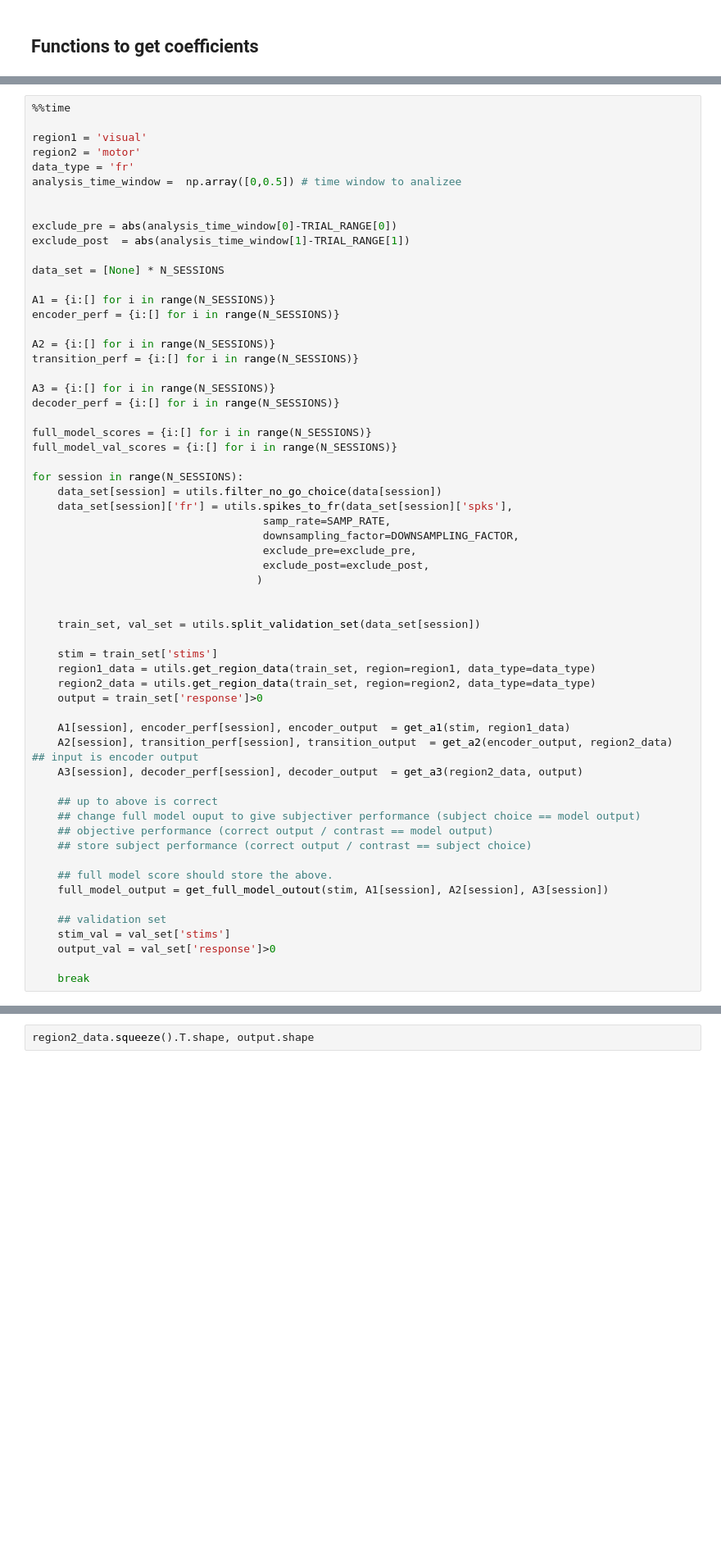
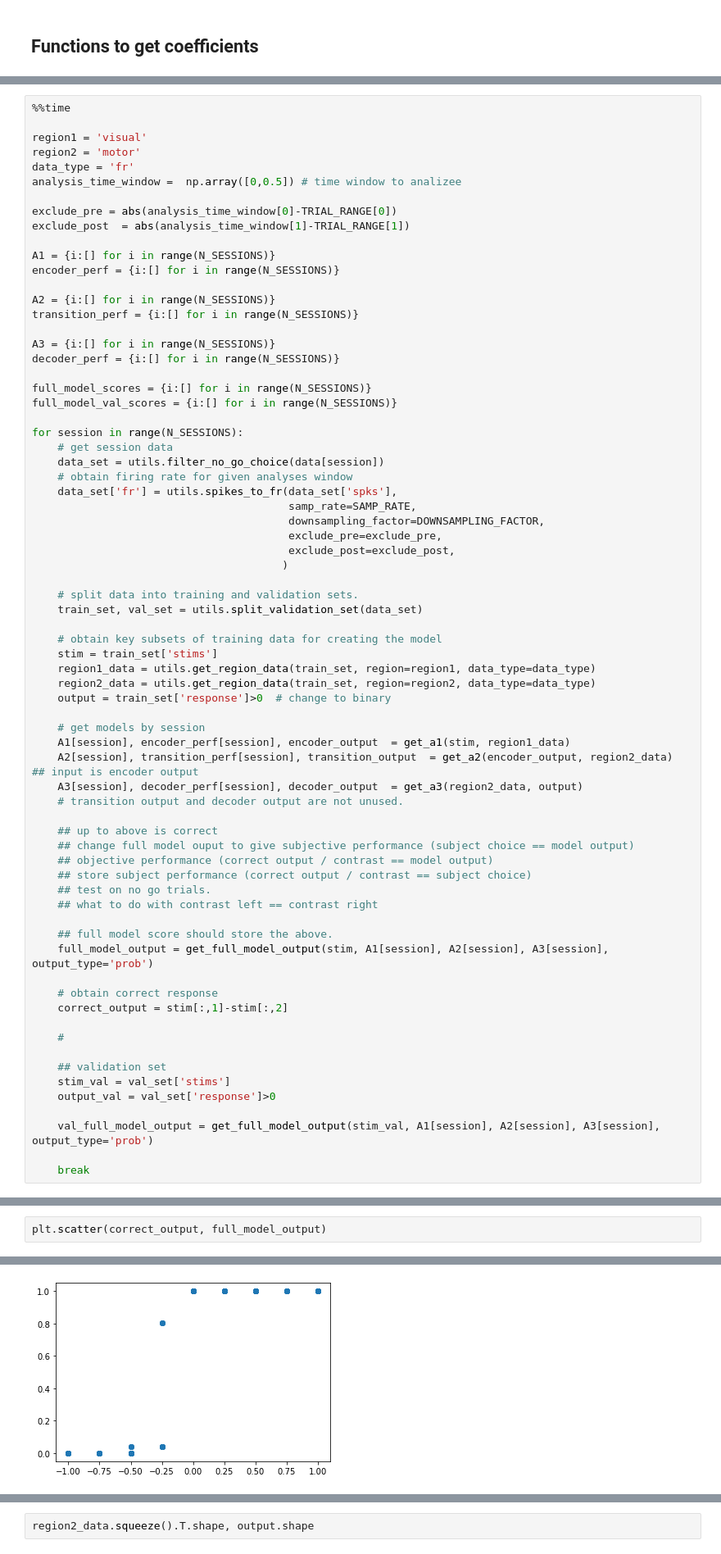
Before and after one commit to mgonzal1/wombats-malos, a Jupyter notebook: notebooks/multi_sessions.ipynb, the cells around one changed output, grey strips where cells are left out. Shown at 82% size. Drawn from its saved outputs; the diff is of its cells as text; blank space fills up the shorter version.

```diff
--- a/notebooks/multi_sessions.ipynb
+++ b/notebooks/multi_sessions.ipynb
@@ -231,11 +251,8 @@ region2 = 'motor'
 data_type = 'fr'
 analysis_time_window =  np.array([0,0.5]) # time window to analizee
 
-
 exclude_pre = abs(analysis_time_window[0]-TRIAL_RANGE[0])
 exclude_post  = abs(analysis_time_window[1]-TRIAL_RANGE[1])
-
-data_set = [None] * N_SESSIONS
 
 A1 = {i:[] for i in range(N_SESSIONS)}
 encoder_perf = {i:[] for i in range(N_SESSIONS)}
@@ -250,37 +267,51 @@ full_model_scores = {i:[] for i in range(N_SESSIONS)}
 full_model_val_scores = {i:[] for i in range(N_SESSIONS)}
 
 for session in range(N_SESSIONS):
-    data_set[session] = utils.filter_no_go_choice(data[session])
-    data_set[session]['fr'] = utils.spikes_to_fr(data_set[session]['spks'],
-                                    samp_rate=SAMP_RATE,
-                                    downsampling_factor=DOWNSAMPLING_FACTOR,
-                                    exclude_pre=exclude_pre,
-                                    exclude_post=exclude_post,
-                                   )
+    # get session data
+    data_set = utils.filter_no_go_choice(data[session])
+    # obtain firing rate for given analyses window
+    data_set['fr'] = utils.spikes_to_fr(data_set['spks'],
+                                        samp_rate=SAMP_RATE,
+                                        downsampling_factor=DOWNSAMPLING_FACTOR,
+                                        exclude_pre=exclude_pre,
+                                        exclude_post=exclude_post,
+                                       )
 
+    # split data into training and validation sets.
+    train_set, val_set = utils.split_validation_set(data_set)
 
-    train_set, val_set = utils.split_validation_set(data_set[session])
-
+    # obtain key subsets of training data for creating the model
     stim = train_set['stims']
     region1_data = utils.get_region_data(train_set, region=region1, data_type=data_type)
     region2_data = utils.get_region_data(train_set, region=region2, data_type=data_type)
-    output = train_set['response']>0
+    output = train_set['response']>0  # change to binary
 
+    # get models by session
     A1[session], encoder_perf[session], encoder_output  = get_a1(stim, region1_data)
     A2[session], transition_perf[session], transition_output  = get_a2(encoder_output, region2_data)  ## input is encoder output
     A3[session], decoder_perf[session], decoder_output  = get_a3(region2_data, output)
+    # transition output and decoder output are not unused.
 
     ## up to above is correct
-    ## change full model ouput to give subjectiver performance (subject choice == model output)
+    ## change full model ouput to give subjective performance (subject choice == model output)
     ## objective performance (correct output / contrast == model output)
     ## store subject performance (correct output / contrast == subject choice)
+    ## test on no go trials.
+    ## what to do with contrast left == contrast right
 
     ## full model score should store the above.
-    full_model_output = get_full_model_outout(stim, A1[session], A2[session], A3[session])
+    full_model_output = get_full_model_output(stim, A1[session], A2[session], A3[session], output_type='prob')
+
+    # obtain correct response
+    correct_output = stim[:,1]-stim[:,2]
+
+    #
 
     ## validation set
     stim_val = val_set['stims']
     output_val = val_set['response']>0
 
+    val_full_model_output = get_full_model_output(stim_val, A1[session], A2[session], A3[session], output_type='prob')
+
     break
 # %% [output]
@@ -292,0 +325,3 @@ encoder_perf[0].shape, transition_perf[0].shape, decoder_perf[0].shape
+# %%
+plt.scatter(correct_output, full_model_output)
+# %% [output]
@@ -292,0 +329 @@ encoder_perf[0].shape, transition_perf[0].shape, decoder_perf[0].shape
+[figure, added]
```
Also changed, not shown: parts of 15 cells of this notebook.
